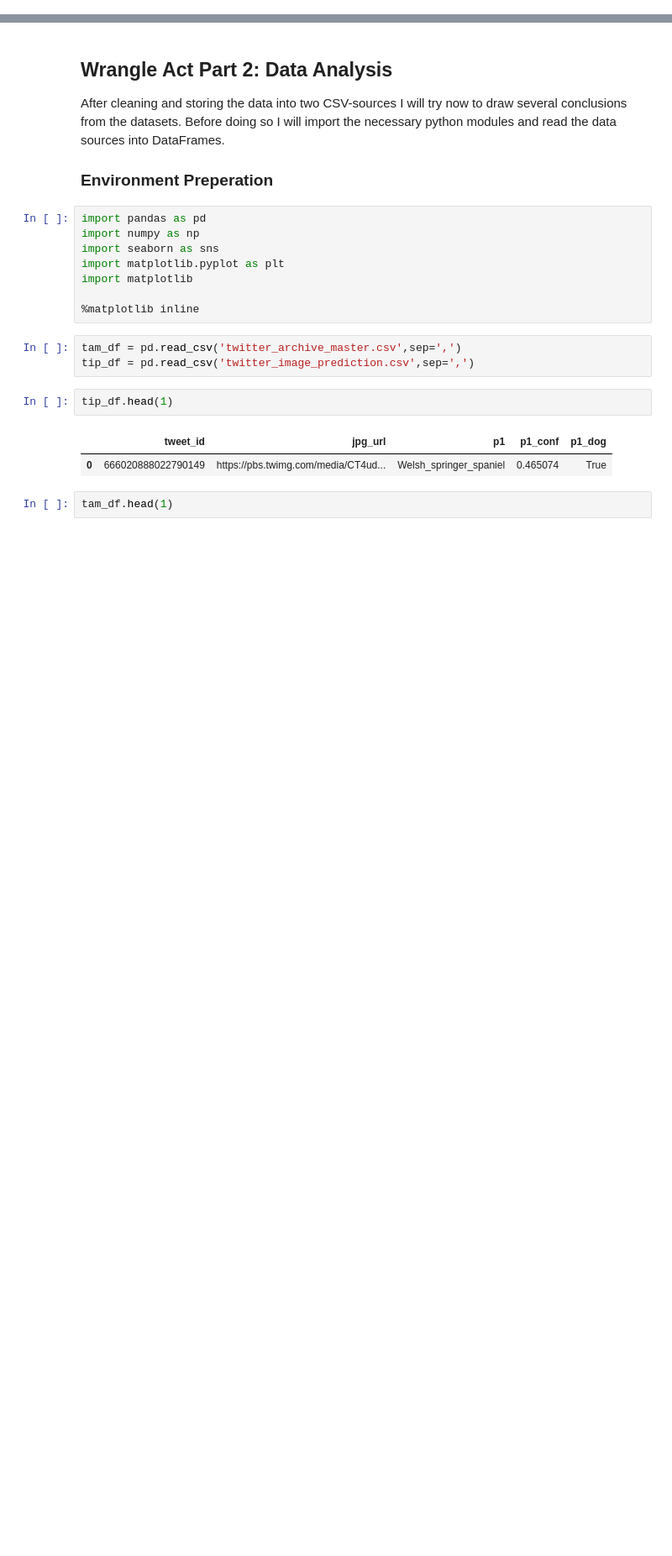
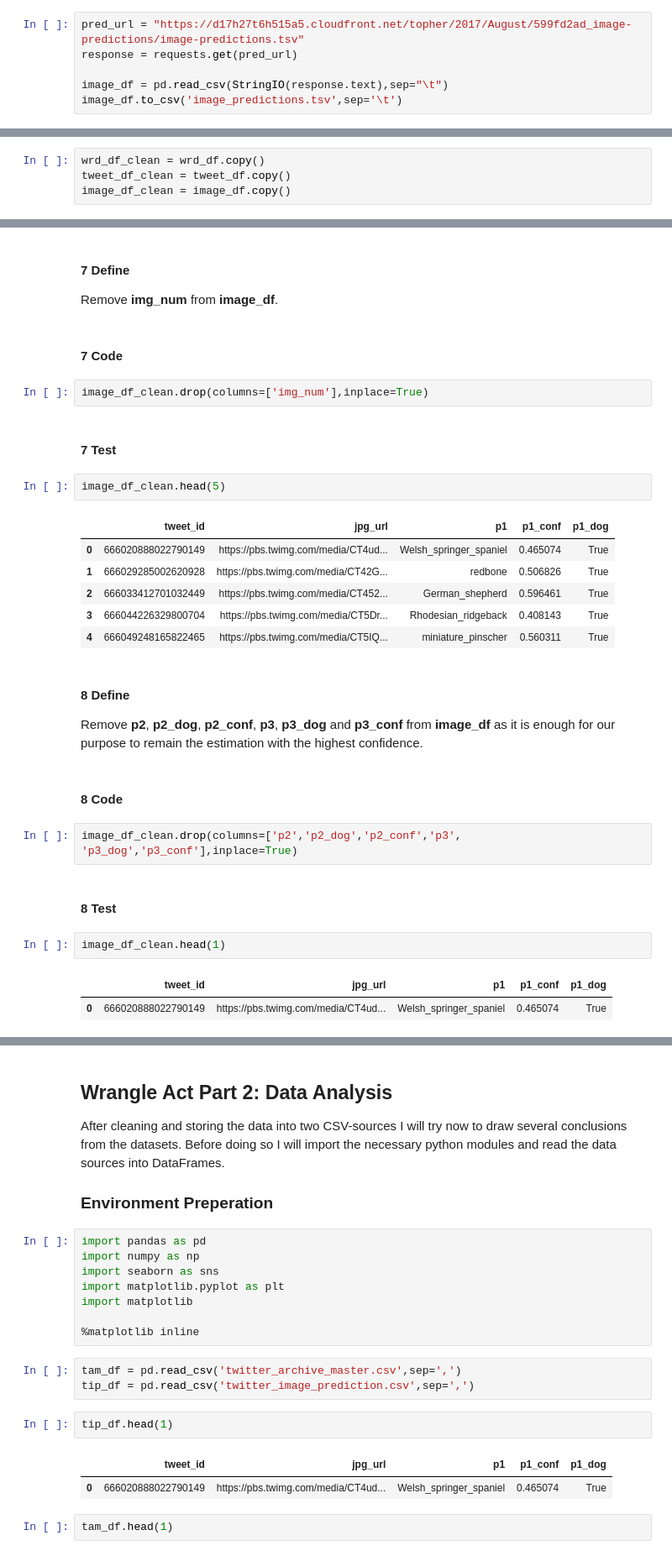
Before and after one commit to herrfeder/DataAnalyst, a Jupyter notebook: 04_project_wrangle_and_analyze_data/wrangle_act.ipynb, the cells around one changed output, grey strips where cells are left out. Shown at 84% size. Drawn from its saved outputs; the diff is of its cells as text; blank space fills up the shorter version.

```diff
--- a/04_project_wrangle_and_analyze_data/wrangle_act_02.ipynb
+++ b/04_project_wrangle_and_analyze_data/wrangle_act.ipynb
@@ -0,0 +100,6 @@
+# %%
+pred_url = "https://d17h27t6h515a5.cloudfront.net/topher/2017/August/599fd2ad_image-predictions/image-predictions.tsv"
+response = requests.get(pred_url)
+
+image_df = pd.read_csv(StringIO(response.text),sep="\t")
+image_df.to_csv('image_predictions.tsv',sep='\t')
@@ -0,0 +247,4 @@
+# %%
+wrd_df_clean = wrd_df.copy()
+tweet_df_clean = tweet_df.copy()
+image_df_clean = image_df.copy()
@@ -0,0 +416,32 @@
+# %% [markdown]
+#### 7 Define
+  Remove __img_num__ from __image_df__.
+# %% [markdown]
+#### 7 Code
+# %%
+image_df_clean.drop(columns=['img_num'],inplace=True)
+# %% [markdown]
+#### 7 Test
+# %%
+image_df_clean.head(5)
+# %% [output]
+|  | tweet_id | jpg_url | p1 | p1_conf | p1_dog |
+| 0 | 666020888022790149 | https://pbs.twimg.com/media/CT4ud... | Welsh_springer_spaniel | 0.465074 | True |
+| 1 | 666029285002620928 | https://pbs.twimg.com/media/CT42G... | redbone | 0.506826 | True |
+| 2 | 666033412701032449 | https://pbs.twimg.com/media/CT452... | German_shepherd | 0.596461 | True |
+| 3 | 666044226329800704 | https://pbs.twimg.com/media/CT5Dr... | Rhodesian_ridgeback | 0.408143 | True |
+| 4 | 666049248165822465 | https://pbs.twimg.com/media/CT5IQ... | miniature_pinscher | 0.560311 | True |
+# %% [markdown]
+#### 8 Define
+Remove __p2__, __p2_dog__, __p2_conf__, __p3__, __p3_dog__ and __p3_conf__ from __image_df__ as it is enough for our purpose to remain the estimation with the highest confidence.
+# %% [markdown]
+#### 8 Code
+# %%
+image_df_clean.drop(columns=['p2','p2_dog','p2_conf','p3', 'p3_dog','p3_conf'],inplace=True)
+# %% [markdown]
+#### 8 Test
+# %%
+image_df_clean.head(1)
+# %% [output]
+|  | tweet_id | jpg_url | p1 | p1_conf | p1_dog |
+| 0 | 666020888022790149 | https://pbs.twimg.com/media/CT4ud... | Welsh_springer_spaniel | 0.465074 | True |
```
Also changed, not shown: parts of 78 cells of this notebook, 7 other files.
